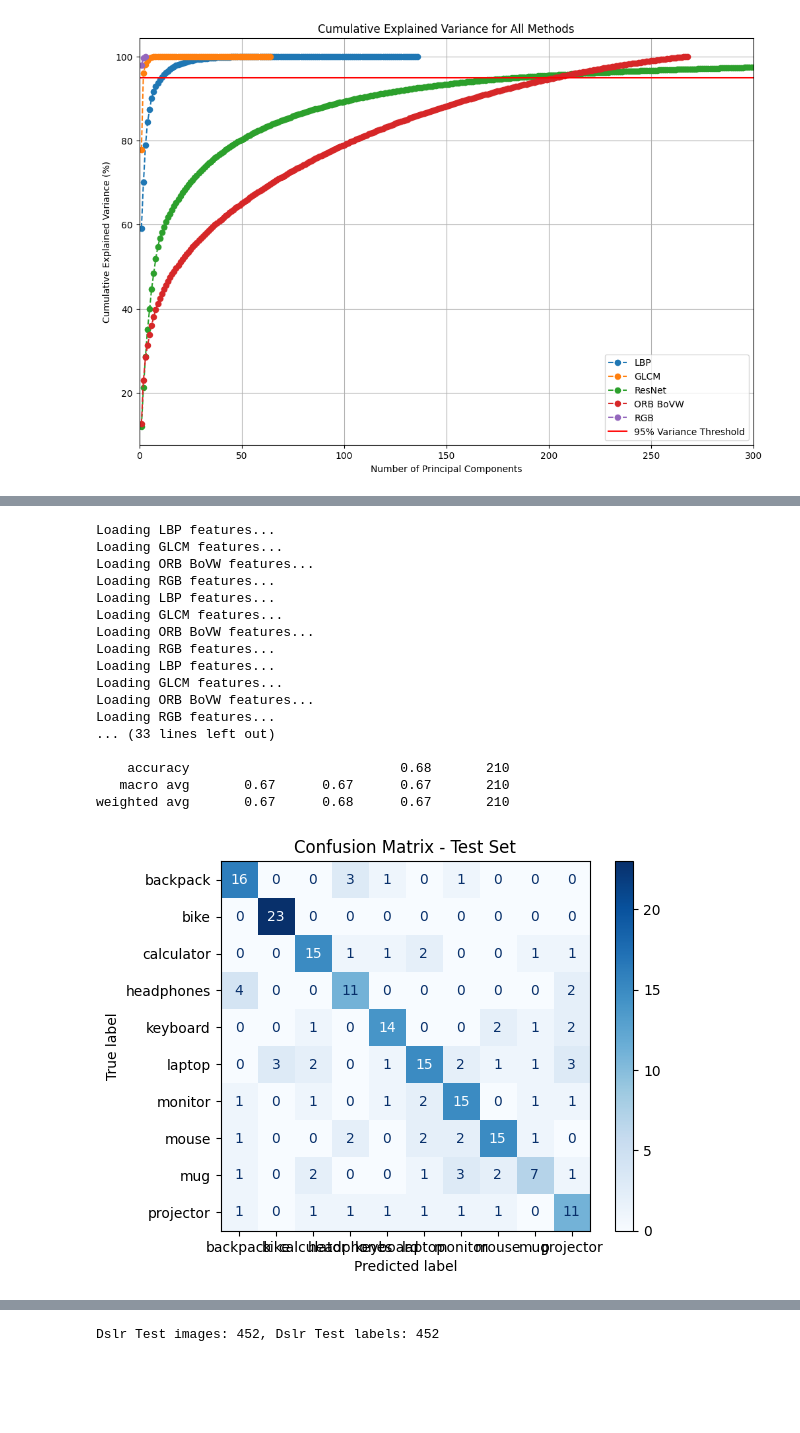
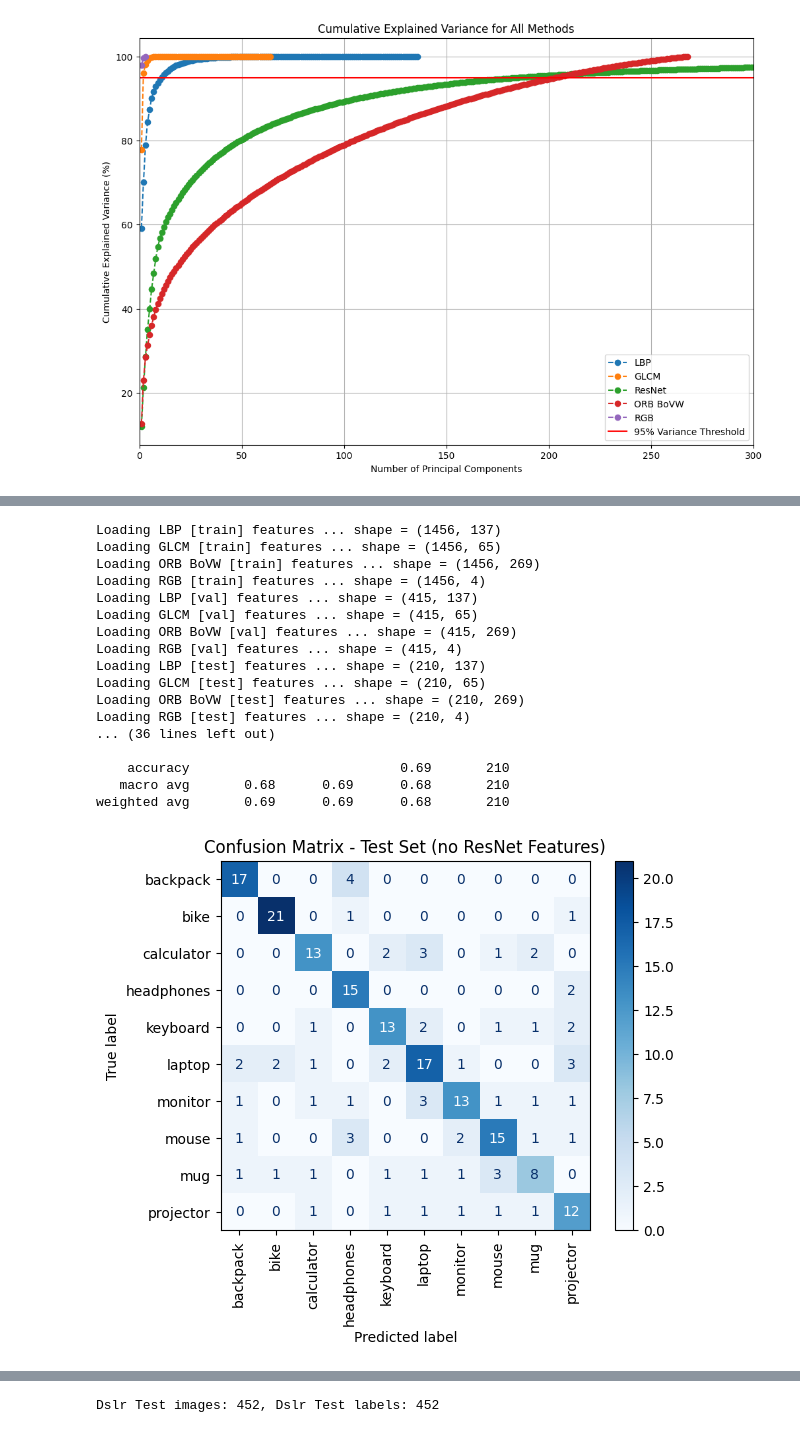
Before and after one commit to kennyalexlin/W281-Domain-Adaptation-Final-Project, a Jupyter notebook: full_extract_pipeline.ipynb, the cells around one changed output, grey strips where cells are left out. Cells and saved outputs as stored; diff of their text form; code cells hidden in the pictures; blank space fills up the shorter version.

```diff
--- a/full_extract_pipeline.ipynb
+++ b/full_extract_pipeline.ipynb
@@ -453,7 +472,7 @@ Loading GLCM features...
    macro avg       0.98      0.98      0.98       210
 weighted avg       0.98      0.98      0.98       210
 # %%
-# File paths for features without ResNet
+# File paths for features WITHOUT ResNet
 file_paths_no_resnet = {
     "LBP": {
         "train": r"features/train_lbp_features.csv",
@@ -478,70 +497,77 @@ file_paths_no_resnet = {
 }
 
 # Use the adjusted file paths
-train_features, train_labels = load_features({k: v for k, v in file_paths_no_resnet.items()})
+# train_features, train_labels = load_features({k: v for k, v in file_paths_no_resnet.items()})
+train_features, train_labels = load_features({k: v for k, v in file_paths_no_resnet.items()}, split_type = "train")
 train_features = clean_features(train_features)
 
-val_features, val_labels = load_features({k: {"train": v["val"]} for k, v in file_paths_no_resnet.items()})
+# val_features, val_labels = load_features({k: {"train": v["val"]} for k, v in file_paths_no_resnet.items()})
+val_features, val_labels = load_features({k: v for k, v in file_paths_no_resnet.items()}, split_type = "val")
 val_features = clean_features(val_features)
 
-test_features, test_labels = load_features({k: {"train": v["test"]} for k, v in file_paths_no_resnet.items()})
+# test_features, test_labels = load_features({k: {"train": v["test"]} for k, v in file_paths_no_resnet.items()})
+test_features, test_labels = load_features({k: v for k, v in file_paths_no_resnet.items()}, split_type = "test")
 test_features = clean_features(test_features)
 
 # Step 1: Normalize the training features without PCA
-scaler = StandardScaler()
-train_features_normalized = scaler.fit_transform(train_features)
+scaler_noDL = StandardScaler()
+train_features_normalized = scaler_noDL.fit_transform(train_features)
 
 # Step 2: Use the same scaler to normalize validation and test features
-val_features_normalized = scaler.transform(val_features)
-test_features_normalized = scaler.transform(test_features)
+val_features_normalized = scaler_noDL.transform(val_features)
+test_features_normalized = scaler_noDL.transform(test_features)
 
 # Step 3: Train an SVM model on the normalized features
-svm_model = SVC(kernel="linear", random_state=42)
-svm_model.fit(train_features_normalized, train_labels)
+print("SVM Model WITHOUT ResNet Features:")
+print(f"model fit on data: {train_features_normalized.shape = }")
+print('-'*50)
+svm_model_noDL = SVC(kernel="linear", random_state=42)
+svm_model_noDL.fit(train_features_normalized, train_labels)
 
 # Step 4: Validate the model
-val_predictions = svm_model.predict(val_features_normalized)
+val_predictions = svm_model_noDL.predict(val_features_normalized)
 val_accuracy = accuracy_score(val_labels, val_predictions)
 print(f"Validation Accuracy: {val_accuracy}")
 print("Validation Classification Report:")
 print(classification_report(val_labels, val_predictions))
 
 # Step 5: Test the model
-test_predictions = svm_model.predict(test_features_normalized)
+test_predictions = svm_model_noDL.predict(test_features_normalized)
 test_accuracy = accuracy_score(test_labels, test_predictions)
 print(f"Test Accuracy: {test_accuracy}")
 print("Test Classification Report:")
 print(classification_report(test_labels, test_predictions))
 # %% [output]
-Loading LBP features...
-Loading GLCM features...
-Loading ORB BoVW features...
-Loading RGB features...
-Loading LBP features...
-Loading GLCM features...
-Loading ORB BoVW features...
-Loading RGB features...
-Loading LBP features...
-Loading GLCM features...
-Loading ORB BoVW features...
-Loading RGB features...
-... (33 lines left out)
+Loading LBP [train] features ... shape = (1456, 137)
+Loading GLCM [train] features ... shape = (1456, 65)
+Loading ORB BoVW [train] features ... shape = (1456, 269)
+Loading RGB [train] features ... shape = (1456, 4)
+Loading LBP [val] features ... shape = (415, 137)
+Loading GLCM [val] features ... shape = (415, 65)
+Loading ORB BoVW [val] features ... shape = (415, 269)
+Loading RGB [val] features ... shape = (415, 4)
+Loading LBP [test] features ... shape = (210, 137)
+Loading GLCM [test] features ... shape = (210, 65)
+Loading ORB BoVW [test] features ... shape = (210, 269)
+Loading RGB [test] features ... shape = (210, 4)
+... (36 lines left out)
 
-    accuracy                           0.68       210
-   macro avg       0.67      0.67      0.67       210
-weighted avg       0.67      0.68      0.67       210
+    accuracy                           0.69       210
+   macro avg       0.68      0.69      0.68       210
+weighted avg       0.69      0.69      0.68       210
 # %%
 from sklearn.metrics import ConfusionMatrixDisplay, confusion_matrix
 import matplotlib.pyplot as plt
 
 # Generate the confusion matrix for the test set
 conf_matrix = confusion_matrix(test_labels, test_predictions)
 
 # Plot the confusion matrix
 disp = ConfusionMatrixDisplay(confusion_matrix=conf_matrix, display_labels=np.unique(test_labels))
 disp.plot(cmap=plt.cm.Blues, values_format="d")
-plt.title("Confusion Matrix - Test Set")
+plt.title("Confusion Matrix - Test Set (no ResNet Features)")
+plt.xticks(rotation=90)
 plt.show()
 # %% [output]
-[figure, old version]
+[figure, new version]
 # %% [markdown]
```
Also changed, not shown: parts of 17 cells of this notebook, 6 other files.
